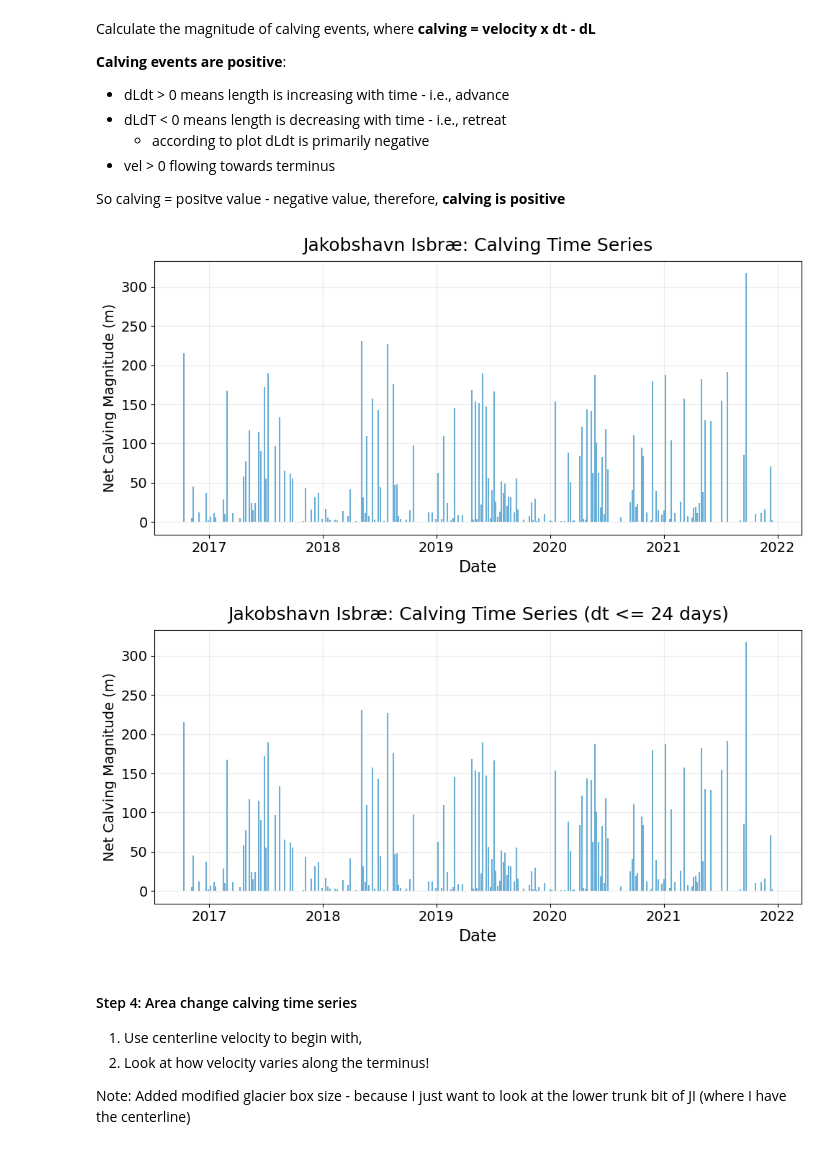
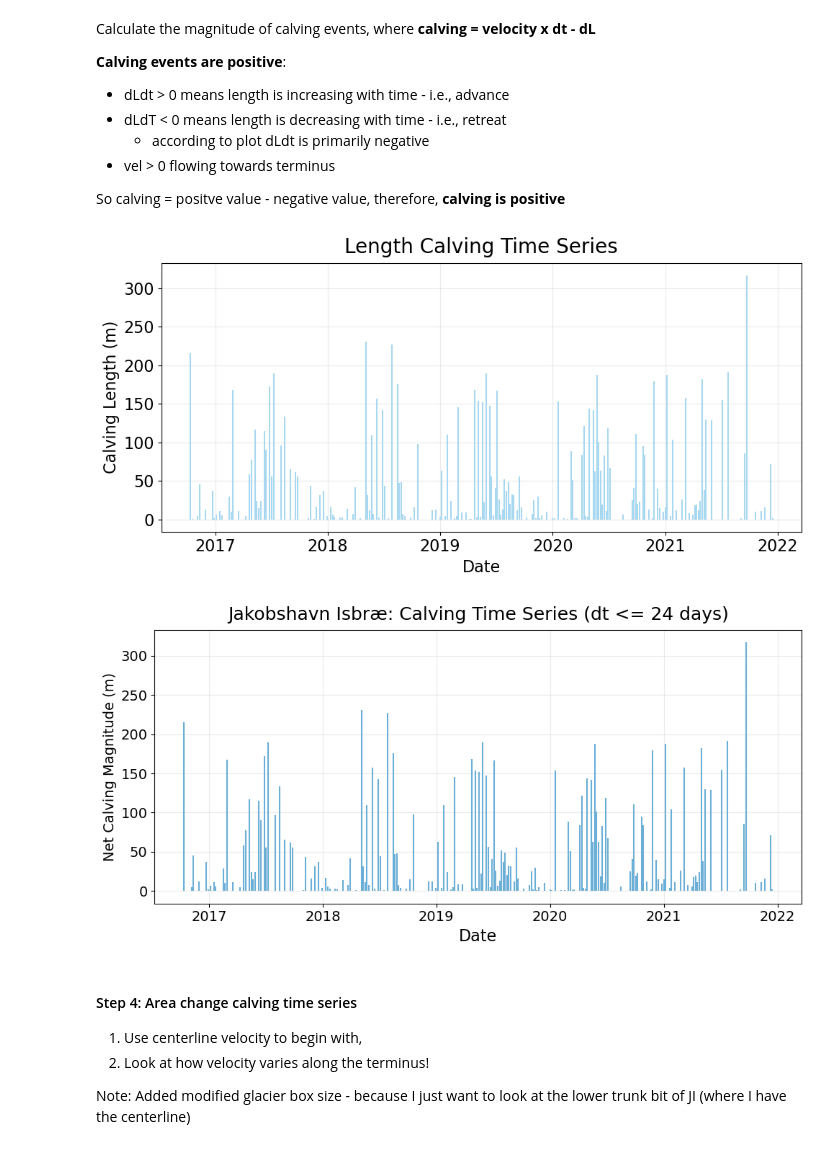
Before and after one commit to sofiasuhinin/Jakobshavn-Isbrae-CalvingStatistics, a Jupyter notebook: notebooks/3_calvingseries_method.ipynb, the cells around one changed output. Saved outputs shown, nothing was run; the diff lists cells and outputs as text; code cells hidden in the pictures.

```diff
--- a/notebooks/3_calvingseries_method.ipynb
+++ b/notebooks/3_calvingseries_method.ipynb
@@ -861,3 +861,12 @@ So calving = positve value - negative value, therefore, __calving is positive__
 # %%
 terminus["calving"] = terminus["vel_up_centreline"] - terminus["dLdt"]
 terminus["calving_magnitude"] = terminus["calving"]/365.25
+# %%
+# colors continued
+length_light = "#A8D8F0"   # Observed
+length_medium = "#4C9ED9"  # Exponential
+length_dark = "#1F4E79"    # Gamma
+
+area_light = "#A8D5BA"   # Observed
+area_medium = "#4F9D69"  # Exponential
+area_dark = "#15613C"    # Gamma
@@ -864,31 +883,31 @@ terminus["calving_magnitude"] = terminus["calving"]/365.25
 # %%
 # mask negative values
 terminus["calving_positive"] = terminus["calving_magnitude"].where(terminus["calving_magnitude"] > 0)
 
 plt.figure(figsize=(10, 5))
-plt.vlines(terminus["Date"], ymin = 0, ymax = terminus["calving_positive"], color=light_blue)
+plt.vlines(terminus["Date"], ymin = 0, ymax = terminus["calving_positive"], color=length_light)
 plt.xlabel("Date", fontsize = 16)
-plt.ylabel("Net Calving Magnitude (m)", fontsize = 14)
-plt.title("Jakobshavn Isbræ: Calving Time Series", fontsize = 18, pad = 10)
+plt.ylabel("Calving Length (m)", fontsize = 16)
+plt.title("Length Calving Time Series", fontsize = 20, pad = 10)
 plt.grid(True, alpha=0.25)
-plt.xticks(size=14)
-plt.yticks(size=14)
+plt.xticks(size=16)
+plt.yticks(size=16)
 plt.tight_layout()
 
 # mask when dt < 30 days
 terminus["calving_filtered"] = terminus["calving_positive"].where(terminus["dt_days"] < 24)
 
 plt.figure(figsize=(10, 5))
 plt.vlines(terminus["Date"], ymin = 0, ymax = terminus["calving_filtered"], color=light_blue)
 plt.xlabel("Date", fontsize = 16)
 plt.ylabel("Net Calving Magnitude (m)", fontsize = 14)
 plt.title("Jakobshavn Isbræ: Calving Time Series (dt <= 24 days)", fontsize = 18, pad = 10)
 plt.grid(True, alpha=0.25)
 plt.xticks(size=14)
 plt.yticks(size=14)
 plt.tight_layout()
 # %% [output]
-[figure, old version]
+[figure, new version]
 [figure]
 # %%
 calving_time_series= terminus[["Date", "vel_up_centreline","dLdt","calving","calving_magnitude","dt_days","dt_years", "Centerline_Length"]].copy()
```
Also changed, not shown: parts of 15 cells of this notebook, 1 other file.
